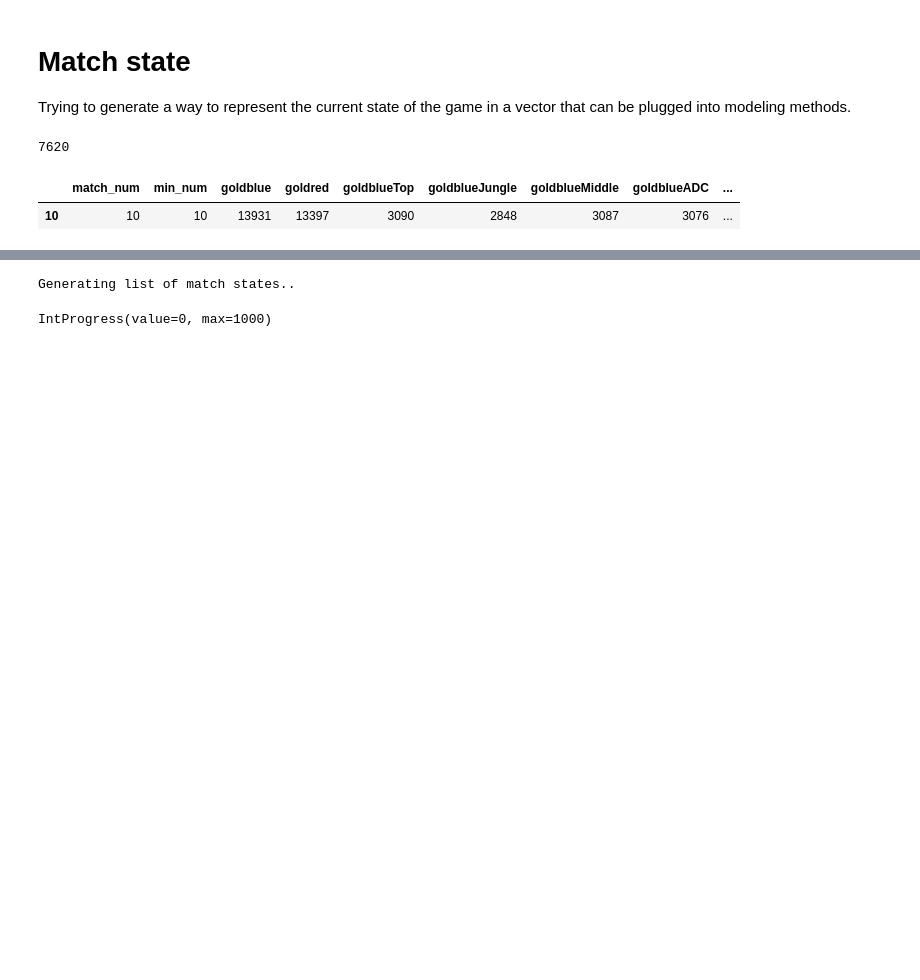
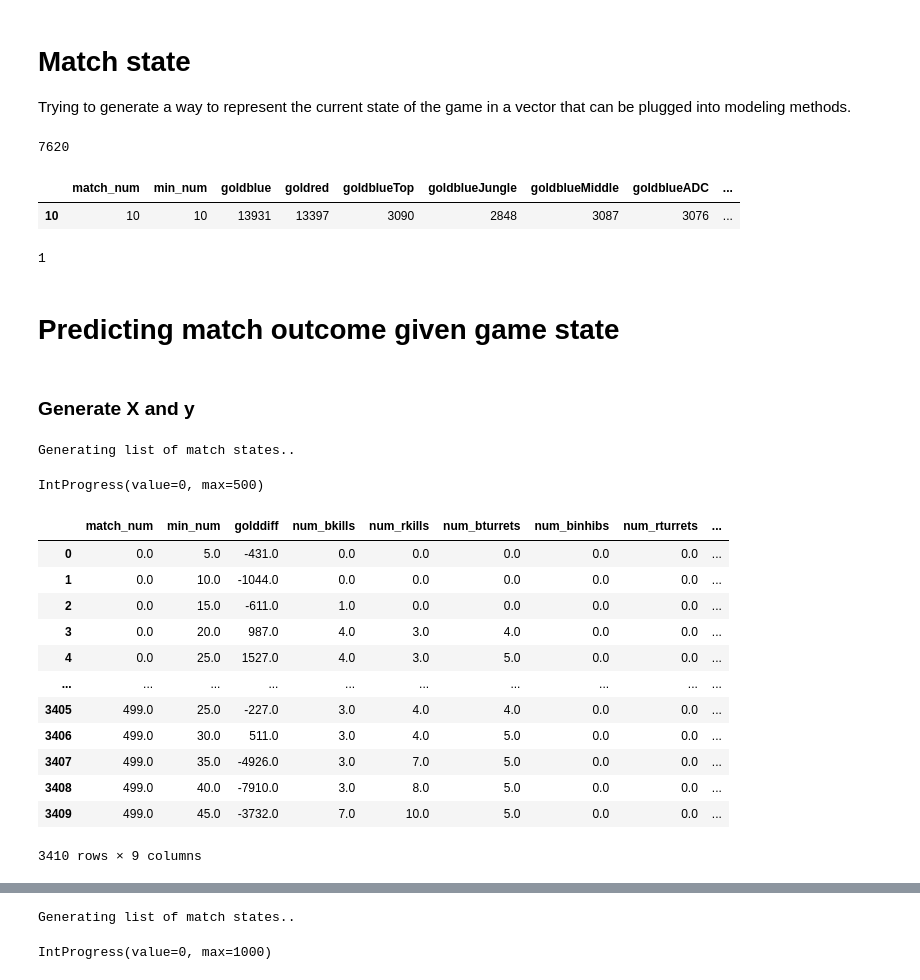
Before and after one commit to LegoYoda112/datasci-LOL-analysis, a Jupyter notebook: Game state.ipynb, the cells around one changed output, grey strips where cells are left out. Drawn from its saved outputs; the diff is of its cells as text; code cells hidden in the pictures; blank space fills up the shorter version.

```diff
--- a/Game state.ipynb
+++ b/Game state.ipynb
@@ -28,10 +28,12 @@ def get_match_state(match_num, min_num):
 
     match = matches[match_num]
 
-    gold_types = ['goldblue', 'goldred', 'goldblueTop',
-                  'goldblueJungle', 'goldblueMiddle', 'goldblueADC',
-                  'goldblueSupport', 'goldredTop', 'goldredJungle',
-                  'goldredMiddle', 'goldredADC', 'goldredSupport']
+    #gold_types = ['goldblue', 'goldred', 'goldblueTop',
+    #              'goldblueJungle', 'goldblueMiddle', 'goldblueADC',
+    #              'goldblueSupport', 'goldredTop', 'goldredJungle',
+    #              'goldredMiddle', 'goldredADC', 'goldredSupport']
+
+    gold_types = ['golddiff']
 
     for gold_type in gold_types:
         gold = match.gold_type(gold_type)[min_num]
@@ -101,3 +103,49 @@ state
 # %% [output]
 |  | match_num | min_num | goldblue | goldred | goldblueTop | goldblueJungle | goldblueMiddle | goldblueADC | ... |
 | 10 | 10 | 10 | 13931 | 13397 | 3090 | 2848 | 3087 | 3076 | ... |
+# %%
+int(matches[0].bResult())
+# %% [output]
+1
+# %% [markdown]
+# Predicting match outcome given game state
+# %% [markdown]
+### Generate X and y
+# %%
+state_list = pd.DataFrame() #
+y = []
+
+num_matches = 500
+
+print("Generating list of match states..")
+prog = IntProgress(min=0, max=num_matches)
+display(prog)
+
+for match_num in range(0, num_matches):
+    match_length = matches[match_num].length()
+
+    prog.value += 1
+
+    for i in np.arange(5, match_length, 5):
+        state_list = state_list.append(get_match_state(match_num, i))
+        y.append(int(matches[match_num].bResult()))
+
+state_list.index = range(len(state_list))
+
+state_list
+# %% [output]
+Generating list of match states..
+IntProgress(value=0, max=500)
+|  | match_num | min_num | golddiff | num_bkills | num_rkills | num_bturrets | num_binhibs | num_rturrets | ... |
+| 0 | 0.0 | 5.0 | -431.0 | 0.0 | 0.0 | 0.0 | 0.0 | 0.0 | ... |
+| 1 | 0.0 | 10.0 | -1044.0 | 0.0 | 0.0 | 0.0 | 0.0 | 0.0 | ... |
+| 2 | 0.0 | 15.0 | -611.0 | 1.0 | 0.0 | 0.0 | 0.0 | 0.0 | ... |
+| 3 | 0.0 | 20.0 | 987.0 | 4.0 | 3.0 | 4.0 | 0.0 | 0.0 | ... |
+| 4 | 0.0 | 25.0 | 1527.0 | 4.0 | 3.0 | 5.0 | 0.0 | 0.0 | ... |
+| ... | ... | ... | ... | ... | ... | ... | ... | ... | ... |
+| 3405 | 499.0 | 25.0 | -227.0 | 3.0 | 4.0 | 4.0 | 0.0 | 0.0 | ... |
+| 3406 | 499.0 | 30.0 | 511.0 | 3.0 | 4.0 | 5.0 | 0.0 | 0.0 | ... |
+| 3407 | 499.0 | 35.0 | -4926.0 | 3.0 | 7.0 | 5.0 | 0.0 | 0.0 | ... |
+| 3408 | 499.0 | 40.0 | -7910.0 | 3.0 | 8.0 | 5.0 | 0.0 | 0.0 | ... |
+| 3409 | 499.0 | 45.0 | -3732.0 | 7.0 | 10.0 | 5.0 | 0.0 | 0.0 | ... |
+3410 rows × 9 columns
```
Also changed, not shown: parts of 4 cells of this notebook.
